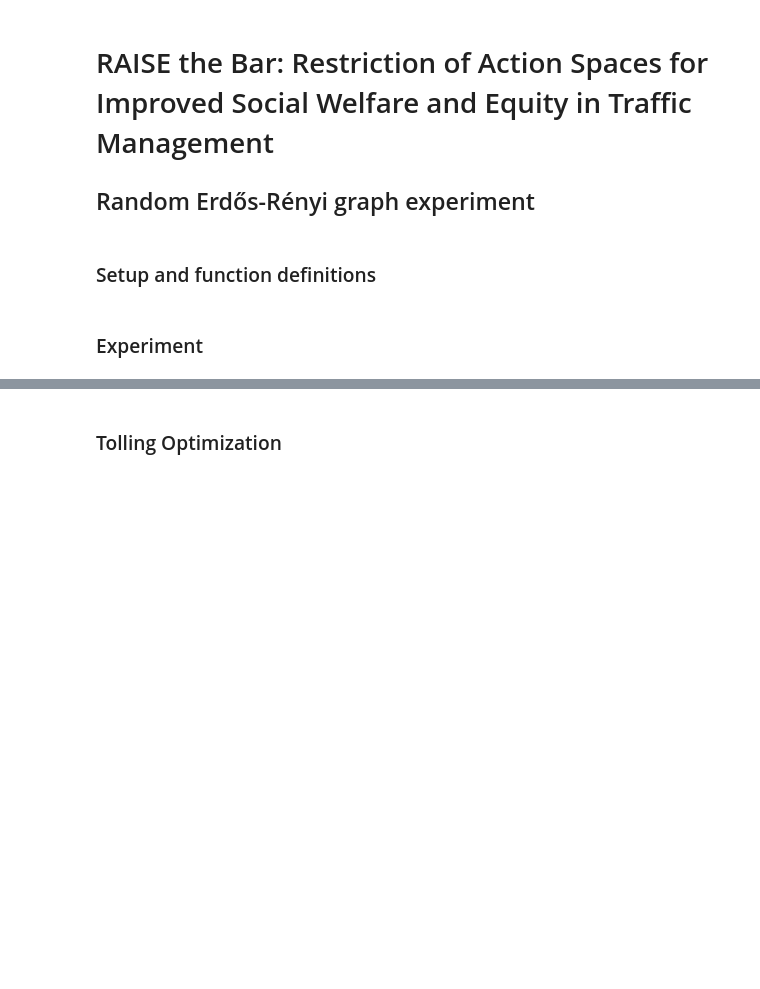
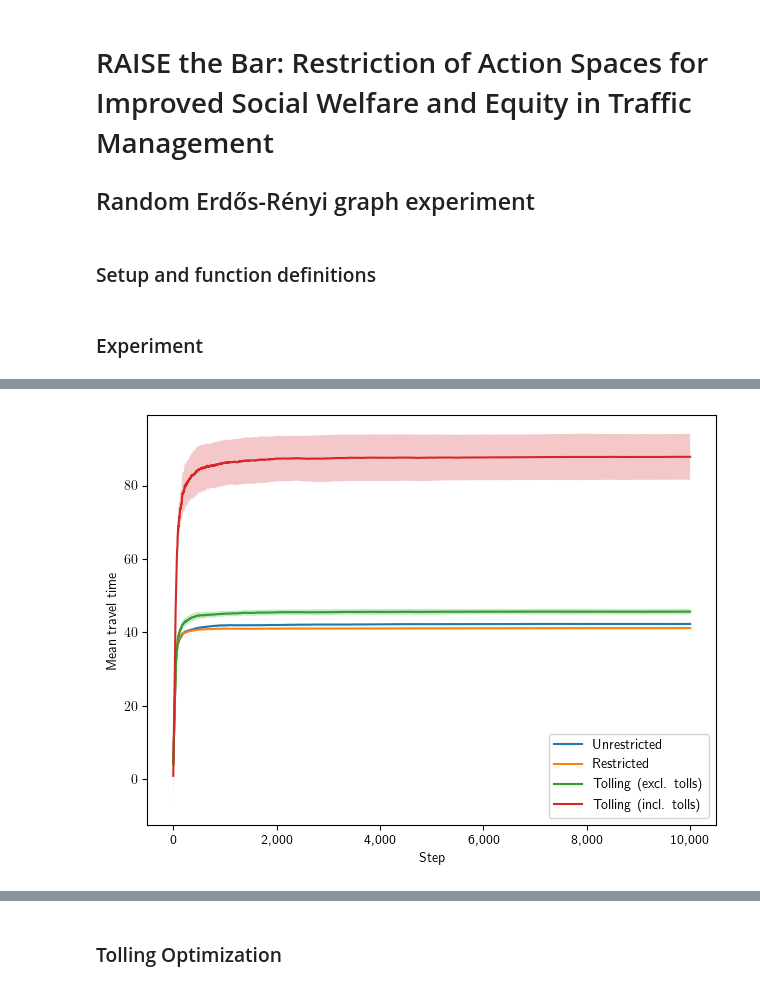
Before and after one commit to michoest/aamas-2024, a Jupyter notebook: src/traffic/v4/experiments/gnp/gnp.ipynb, the cells around one changed output, grey strips where cells are left out. Drawn from its saved outputs; the diff is of its cells as text; code cells hidden in the pictures; blank space fills up the shorter version.

```diff
--- a/src/traffic/v4/experiments/gnp/gnp.ipynb
+++ b/src/traffic/v4/experiments/gnp/gnp.ipynb
@@ -43,6 +45,23 @@ def create_random_gnp_graph(number_of_nodes, p, latency_generator, *, seed=42):
     )
 
     return build_network(network)
+# %%
+def interpolate_travel_times(car_travel_times):
+    interpolated_car_stats = pd.DataFrame()
+    for seed in car_travel_times.seed.unique():
+        grouped_seed_car_stats = car_travel_times[car_travel_times['seed'] == seed].groupby('step').mean().reset_index()
+
+        interpolation_function = interpolate.interp1d(grouped_seed_car_stats['step'],
+                                                      grouped_seed_car_stats['travel_time'],
+                                                      fill_value="extrapolate")
+
+        interpolation_results = pd.DataFrame({'step': range(1, 10001)})
+        interpolation_results.set_index('step')
+        interpolation_results['travel_time'] = interpolation_results.apply(lambda x: interpolation_function(x.index))
+        interpolation_results['seed'] = seed
+        interpolated_car_stats = pd.concat([interpolated_car_stats, interpolation_results])
+
+    return interpolated_car_stats
 # %%
 BASE_COLOR = 'aqua'
 RESTRICTION_COLOR = 'coral'
@@ -159,0 +214,43 @@ ax.yaxis.set_major_formatter(mtick.PercentFormatter(1.0))
+# %%
+mean = unrestricted_car_travel_times.groupby('step')['travel_time'].mean()
+std = unrestricted_car_travel_times.groupby('step')['travel_time'].std()
+ax = mean.plot(xlabel='step', label='Unrestricted')
+ax.fill_between(std.index,
+                mean - std,
+                mean + std,
+                alpha=0.25)
+
+mean = restricted_car_travel_times.groupby('step')['travel_time'].mean()
+std = restricted_car_travel_times.groupby('step')['travel_time'].std()
+ax = mean.plot(xlabel='step', label='Restricted')
+ax.fill_between(std.index,
+                mean - std,
+                mean + std,
+                alpha=0.25)
+
+mean = tolling_car_travel_times.groupby('step')['travel_time'].mean()
+std = tolling_car_travel_times.groupby('step')['travel_time'].std()
+ax = mean.plot(xlabel='step', label='Tolling (excl. tolls)')
+ax.fill_between(std.index,
+                mean - std,
+                mean + std,
+                alpha=0.25)
+
+mean = total_cost_car_travel_times.groupby('step')['travel_time'].mean()
+std = total_cost_car_travel_times.groupby('step')['travel_time'].std()
+ax = mean.plot(xlabel='step', label='Tolling (incl. tolls)')
+ax.fill_between(std.index,
+                mean - std,
+                mean + std,
+                alpha=0.25)
+
+ax.legend()
+ax.set_xlabel('Step')
+ax.set_ylabel('Mean travel time')
+ax.get_xaxis().set_major_formatter(
+    mpl.ticker.FuncFormatter(lambda x, p: format(int(x), ',')))
+
+plt.tight_layout()
+ax.get_figure().savefig('absolute-travel-time.pdf', dpi=300)
+# %% [output]
+[figure, added]
```
Also changed, not shown: parts of 12 cells of this notebook.
